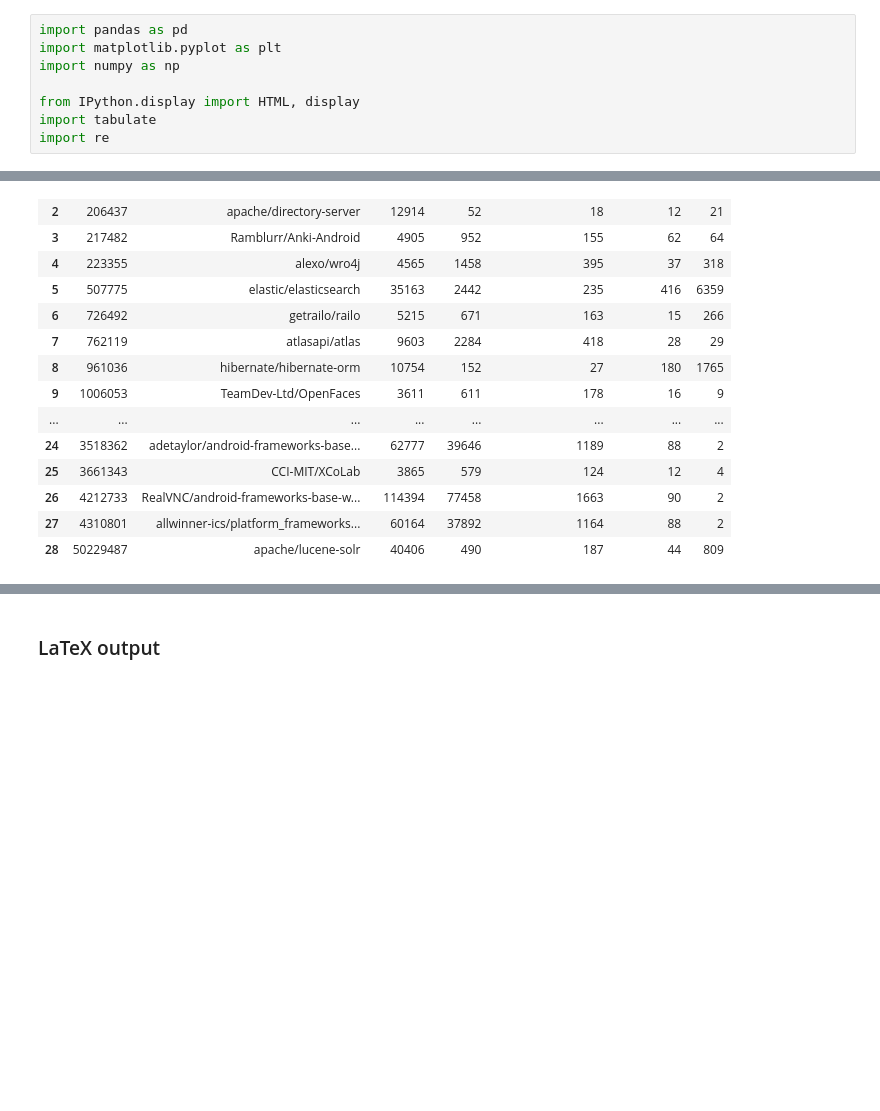
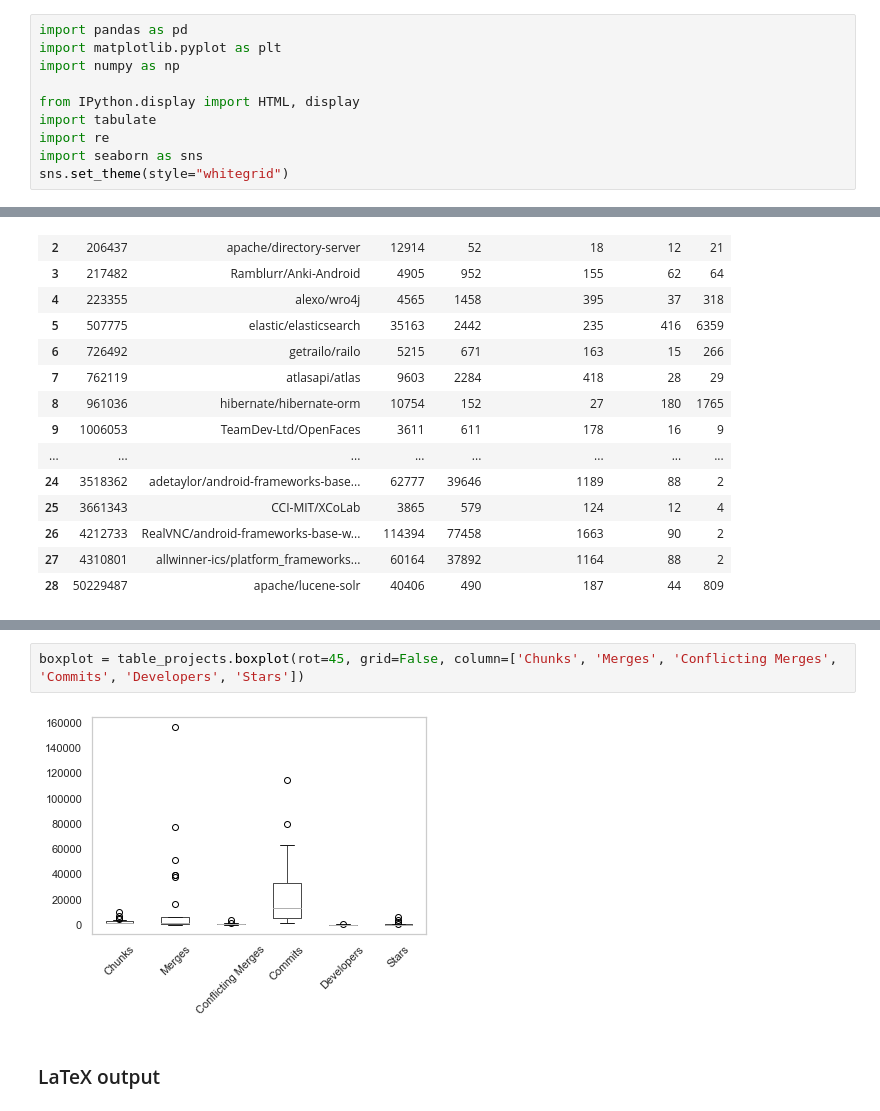
Before and after one commit to gems-uff/mestre, a Jupyter notebook: scripts/paper/tables.ipynb, the cells around one changed output, grey strips where cells are left out. Saved outputs shown, nothing was run; the diff lists cells and outputs as text; blank space fills up the shorter version.

Commit message:
Add statistics to table of projects

```diff
--- a/scripts/paper/tables.ipynb
+++ b/scripts/paper/tables.ipynb
@@ -6,6 +6,8 @@ import numpy as np
 from IPython.display import HTML, display
 import tabulate
 import re
+import seaborn as sns
+sns.set_theme(style="whitegrid")
 # %%
 api_data = pd.read_csv("../../data/api_data.csv")
 
@@ -335,3 +417,7 @@ table_projects
+# %%
+boxplot = table_projects.boxplot(rot=45, grid=False, column=['Chunks', 'Merges', 'Conflicting Merges', 'Commits', 'Developers', 'Stars'])
+# %% [output]
+[figure, added]
 # %% [markdown]
 ### LaTeX output
 # %%
```
Also changed, not shown: parts of 13 cells of this notebook.
